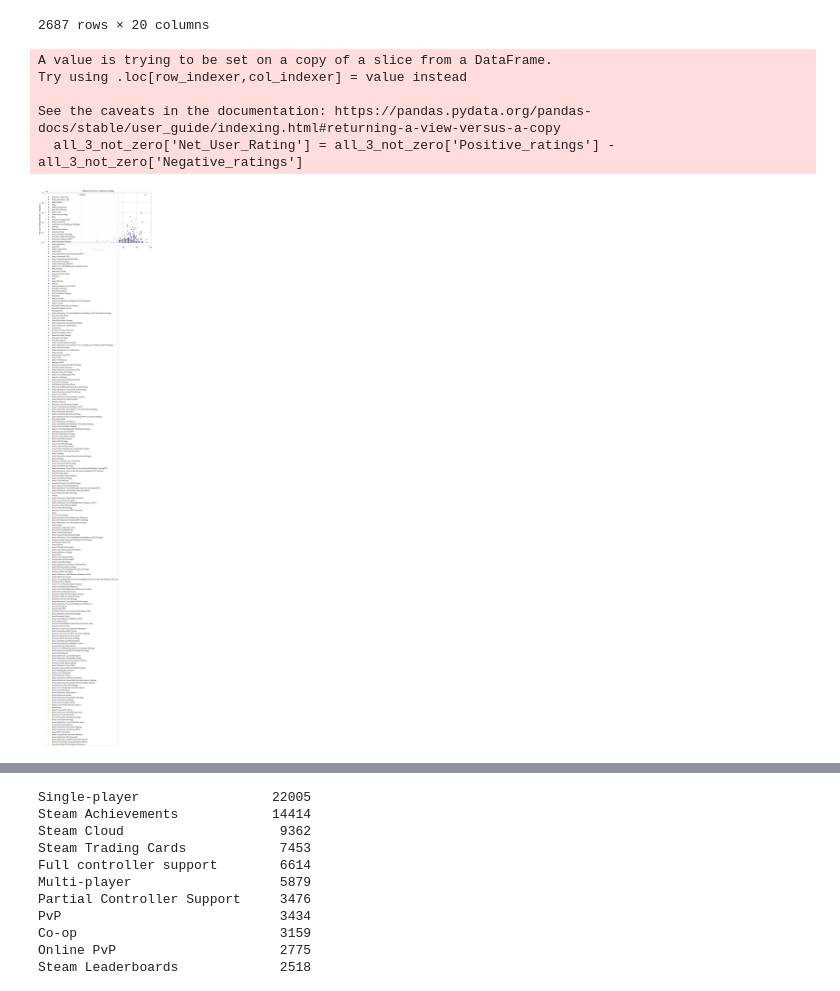
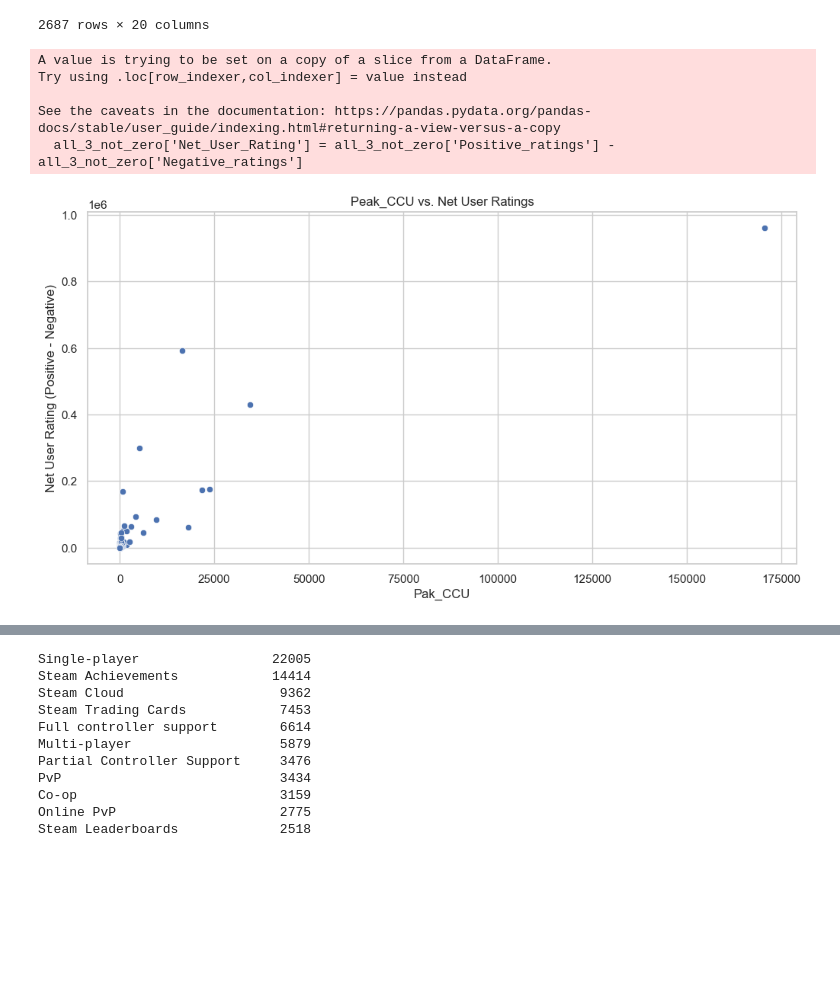
Before and after one commit to Oatsinthepine/Project_3, a Jupyter notebook: analysis.ipynb, the cells around one changed output, grey strips where cells are left out. Cells and saved outputs as stored; diff of their text form; code cells hidden in the pictures; blank space fills up the shorter version.

```diff
--- a/analysis.ipynb
+++ b/analysis.ipynb
@@ -215,22 +239,23 @@ all_3_not_zero
 # %%
 # Calculate the Net User Rating (Positive - Negative)
 all_3_not_zero['Net_User_Rating'] = all_3_not_zero['Positive_ratings'] - all_3_not_zero['Negative_ratings']
+all_3_not_zero_selected = all_3_not_zero.loc[all_3_not_zero['Release_year']==2015]
 
 # Create a scatter plot
 plt.figure(figsize=(12, 6))
-sns.scatterplot(data=all_3_not_zero, x='Metacritic_score', y='Net_User_Rating', palette='viridis')
+sns.scatterplot(data=all_3_not_zero_selected, x='Peak_CCU', y='Net_User_Rating', legend=False)
 
 # Customize the plot
-plt.title('Metacritic Score vs. Net User Ratings')
-plt.xlabel('Metacritic Score')
+plt.title('Peak_CCU vs. Net User Ratings')
+plt.xlabel('Pak_CCU')
 plt.ylabel('Net User Rating (Positive - Negative)')
 plt.show()
 # %% [output]
 A value is trying to be set on a copy of a slice from a DataFrame.
 Try using .loc[row_indexer,col_indexer] = value instead
 
 See the caveats in the documentation: https://pandas.pydata.org/pandas-docs/stable/user_guide/indexing.html#returning-a-view-versus-a-copy
   all_3_not_zero['Net_User_Rating'] = all_3_not_zero['Positive_ratings'] - all_3_not_zero['Negative_ratings']
-[figure, old version]
+[figure, new version]
 # %%
 # Create bins for Metacritic Scores
```
Also changed, not shown: parts of 7 cells of this notebook, 3 other files.
